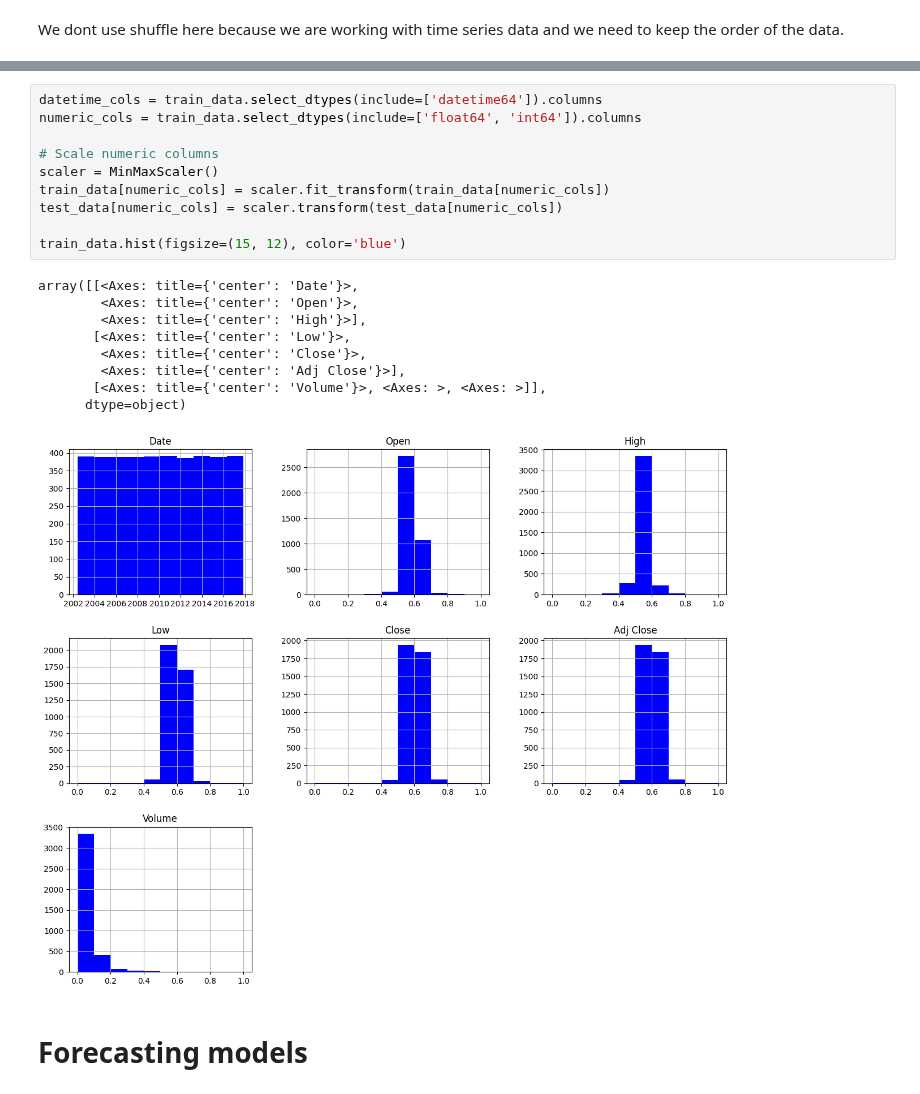
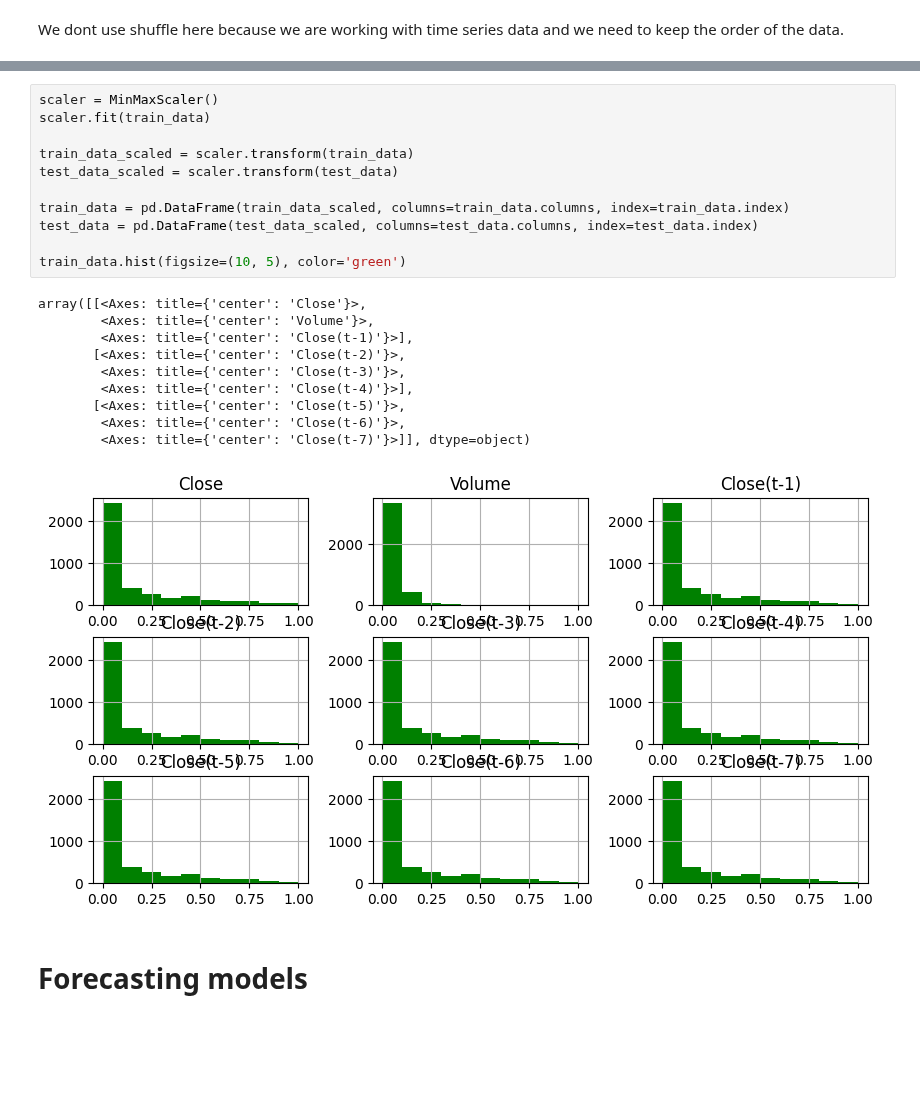
Before and after one commit to myrres0/IAU-2024, a Jupyter notebook: phase-4.ipynb, the cells around one changed output, grey strips where cells are left out. Drawn from its saved outputs; the diff is of its cells as text; blank space fills up the shorter version.

```diff
--- a/phase-4.ipynb
+++ b/phase-4.ipynb
@@ -336,23 +309,25 @@ plt.show()
-# %%
-datetime_cols = train_data.select_dtypes(include=['datetime64']).columns
-numeric_cols = train_data.select_dtypes(include=['float64', 'int64']).columns
-
-# Scale numeric columns
-scaler = MinMaxScaler()
-train_data[numeric_cols] = scaler.fit_transform(train_data[numeric_cols])
-test_data[numeric_cols] = scaler.transform(test_data[numeric_cols])
-
-train_data.hist(figsize=(15, 12), color='blue')
-# %% [output]
-array([[<Axes: title={'center': 'Date'}>,
-        <Axes: title={'center': 'Open'}>,
-        <Axes: title={'center': 'High'}>],
-       [<Axes: title={'center': 'Low'}>,
-        <Axes: title={'center': 'Close'}>,
-        <Axes: title={'center': 'Adj Close'}>],
-       [<Axes: title={'center': 'Volume'}>, <Axes: >, <Axes: >]],
-      dtype=object)
-[figure, removed]
+# %%
+scaler = MinMaxScaler()
+scaler.fit(train_data)
+
+train_data_scaled = scaler.transform(train_data)
+test_data_scaled = scaler.transform(test_data)
+
+train_data = pd.DataFrame(train_data_scaled, columns=train_data.columns, index=train_data.index)
+test_data = pd.DataFrame(test_data_scaled, columns=test_data.columns, index=test_data.index)
+
+train_data.hist(figsize=(10, 5), color='green')
+# %% [output]
+array([[<Axes: title={'center': 'Close'}>,
+        <Axes: title={'center': 'Volume'}>,
+        <Axes: title={'center': 'Close(t-1)'}>],
+       [<Axes: title={'center': 'Close(t-2)'}>,
+        <Axes: title={'center': 'Close(t-3)'}>,
+        <Axes: title={'center': 'Close(t-4)'}>],
+       [<Axes: title={'center': 'Close(t-5)'}>,
+        <Axes: title={'center': 'Close(t-6)'}>,
+        <Axes: title={'center': 'Close(t-7)'}>]], dtype=object)
+[figure, added]
 # %% [markdown]
 # Forecasting models
 # %% [markdown]
```
Also changed, not shown: parts of 17 cells of this notebook.
